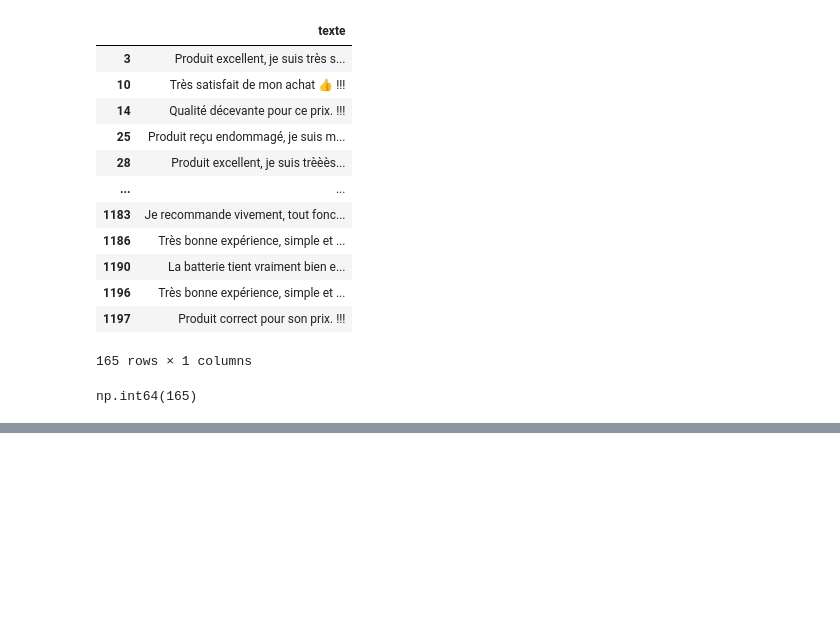
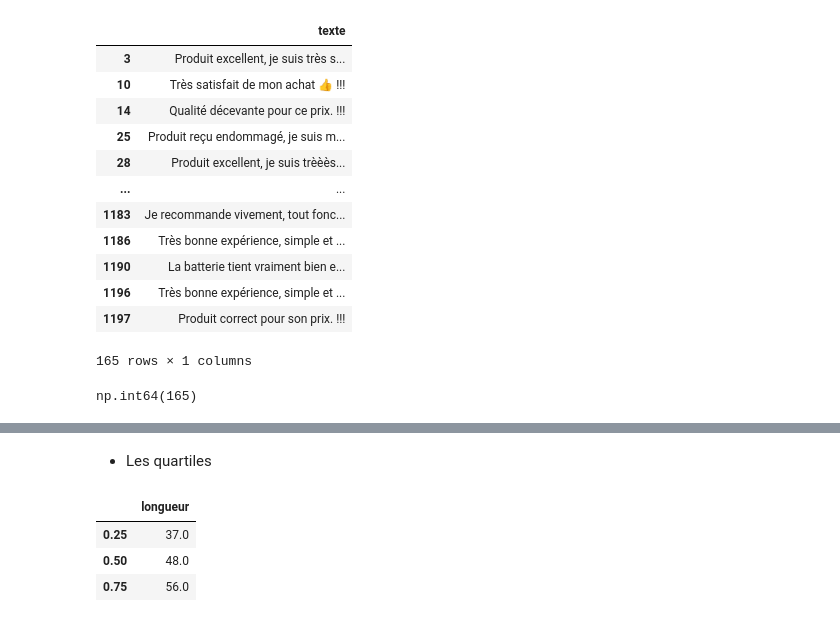
Before and after one commit to khadidiatoungom4-ai/Atelier_prepa_donnees_textuelles, a Jupyter notebook: notebooks/atelier_prepa_donnees_textuelles.ipynb, the cells around one changed output, grey strips where cells are left out. Drawn from its saved outputs; the diff is of its cells as text; code cells hidden in the pictures; blank space fills up the shorter version.

```diff
--- a/notebooks/atelier_prepa_donnees_textuelles.ipynb
+++ b/notebooks/atelier_prepa_donnees_textuelles.ipynb
@@ -353,0 +472,9 @@ np.int64(165)
+# %% [markdown]
+- Les quartiles
+# %%
+df[["longueur"]].quantile([0.25, 0.50, 0.75])
+# %% [output]
+|  | longueur |
+| 0.25 | 37.0 |
+| 0.50 | 48.0 |
+| 0.75 | 56.0 |
```
Also changed, not shown: parts of 20 cells of this notebook.
